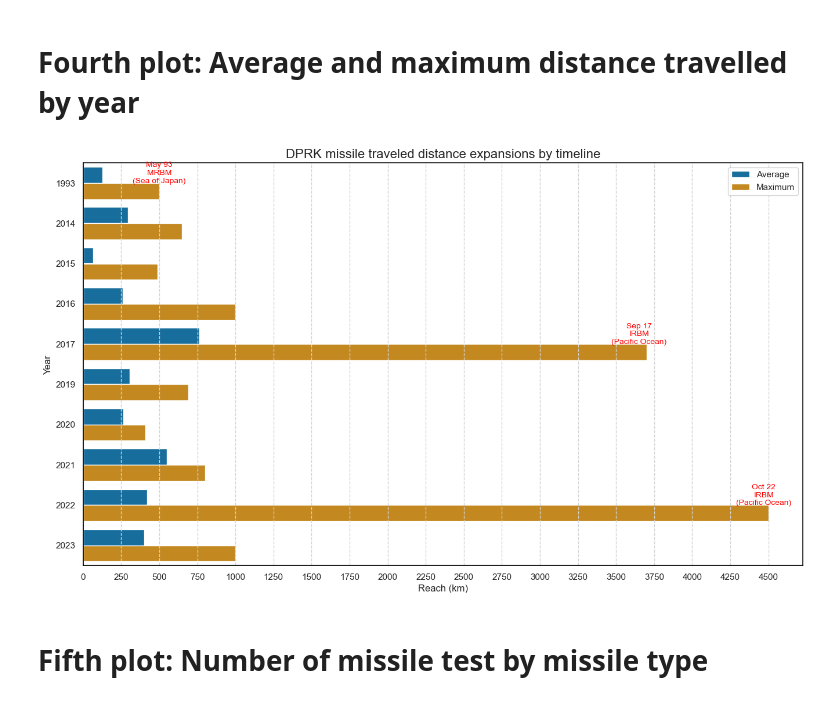
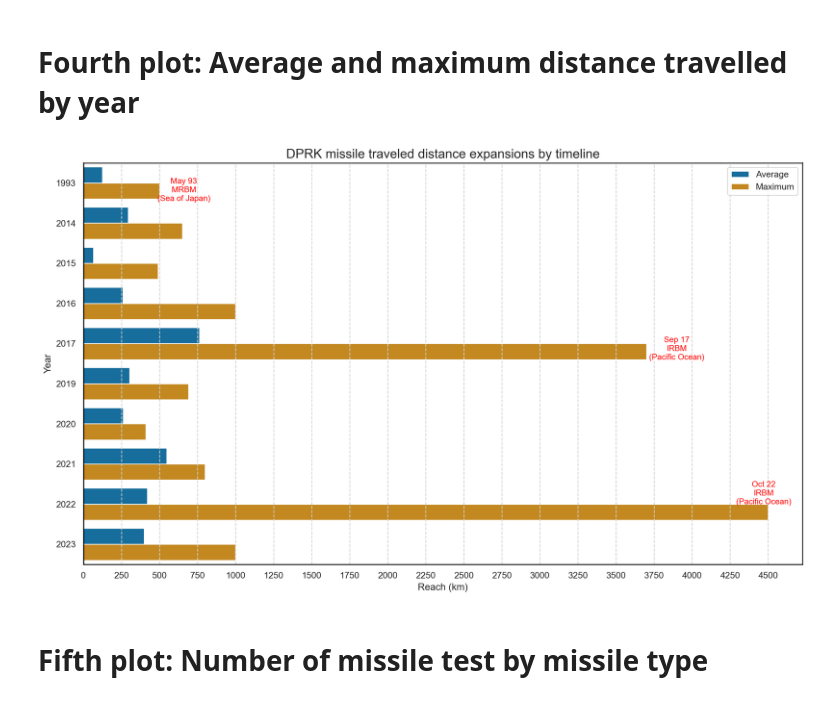
Before and after one commit to mesege1/dprk_missile_stats, a Jupyter notebook: notebooks/dprk_missile_stats.ipynb, the cells around one changed output. Saved outputs shown, nothing was run; the diff lists cells and outputs as text; code cells hidden in the pictures.

```diff
--- a/notebooks/dprk_missile_stats.ipynb
+++ b/notebooks/dprk_missile_stats.ipynb
@@ -320,37 +320,37 @@ df_range_max.rename(columns = {"Distance Travelled": "Reach (km)"}, inplace=True
 df_range_max['Category'] = "Maximum"
 # Here starts the mean range
 df_distance = df[['Year','Distance Travelled']]
 grouped_distance = df_distance.groupby('Year')
 df_range_mean = grouped_distance.mean().reset_index()
 df_range_mean = df_range_mean.dropna()
 df_range_mean.rename(columns = {"Distance Travelled": "Reach (km)"}, inplace=True)
 df_range_mean['Category'] = "Average"
 # Now, concatenate two data (max & mean) to blend two data in a same bar
 df_reach = pd.concat([df_range_mean,df_range_max])
 df_reach = df_reach[df_reach['Reach (km)'] != 0.0]
 # Configuration
-fig = plt.figure(figsize=(16, 9))
+fig = plt.figure(figsize=(16, 9), dpi=200)
 ax1 = sns.set_theme(style="white")
 ax1 = plt.gca().spines['left'].set_color('black')
 ax1 = plt.gca().spines['bottom'].set_color('black')
 plt.title('DPRK missile traveled distance expansions by timeline', fontsize = 16, loc='center')
 # Creating a plot
 ax1 = sns.barplot(x='Reach (km)', y='Year', hue="Category", data=df_reach, orient="h", palette="colorblind")
 # Setting the tick marks
 xticks = np.arange(0, df_reach['Reach (km)'].max()+250, 250)
 plt.xticks(xticks, xticks.astype(int))
 # xticks lines
 for xtick in xticks:
     plt.axvline(xtick, -1, 5, color='lightgray', linestyle='--', linewidth='1')
 # Adding comments
-ax1 = plt.text(500, 0, 'May 93\nMRBM\n(Sea of Japan)', fontsize=10, color='red', horizontalalignment='center')
-ax1 = plt.text(3650, 4, 'Sep 17\nIRBM\n(Pacific Ocean)', fontsize=10, color='red', horizontalalignment='center')
+ax1 = plt.text(660, 0.45, 'May 93\nMRBM\n(Sea of Japan)', fontsize=10, color='red', horizontalalignment='center')
+ax1 = plt.text(3900, 4.4, 'Sep 17\nIRBM\n(Pacific Ocean)', fontsize=10, color='red', horizontalalignment='center')
 ax1 = plt.text(4470, 8, 'Oct 22\nIRBM\n(Pacific Ocean)', fontsize=10, color='red', horizontalalignment='center')
 ax1 = plt.legend(loc='upper right')
 
 plt.show()
 # %% [output]
-[figure, old version]
+[figure, new version]
 # %% [markdown]
 # Fifth plot: Number of missile test by missile type
 # %%
```
Also changed, not shown: parts of 3 cells of this notebook, 8 other files.
